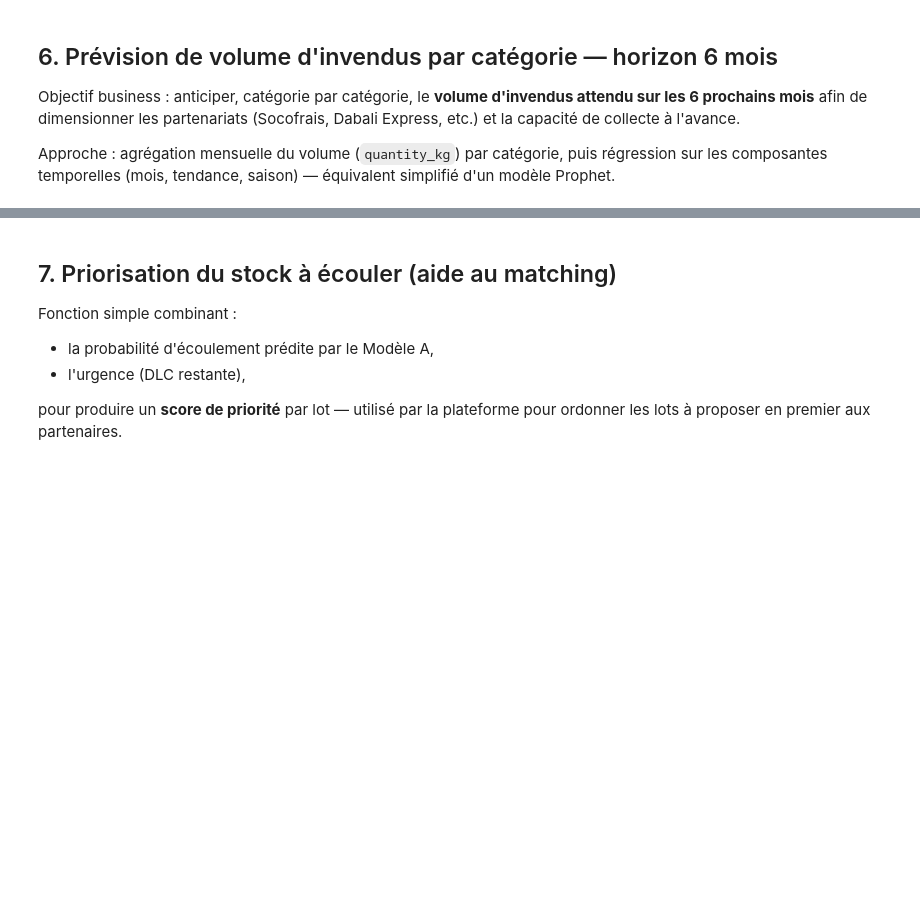
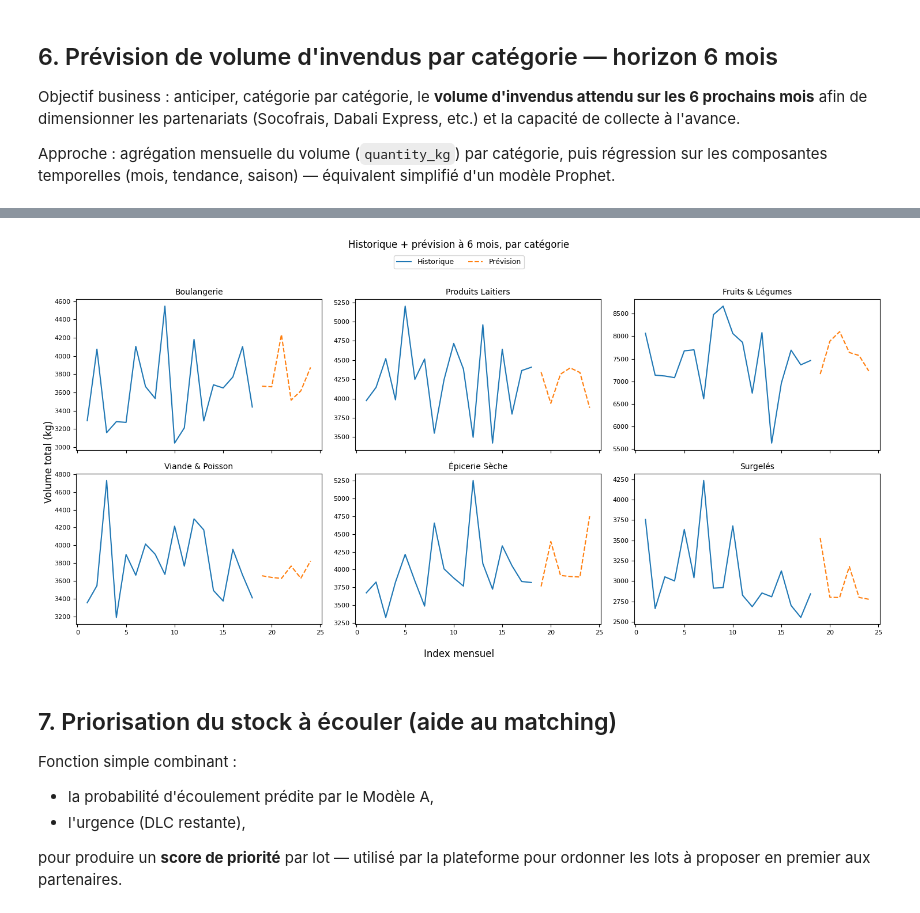
Before and after one commit to BAKARY16/Hachathon_projet, a Jupyter notebook: waste2cash_ml_model.ipynb, the cells around one changed output, grey strips where cells are left out. Cells and saved outputs as stored; diff of their text form; code cells hidden in the pictures; blank space fills up the shorter version.

```diff
--- a/waste2cash_ml_model.ipynb
+++ b/waste2cash_ml_model.ipynb
@@ -201,17 +314,34 @@ for cat, f in forecasts.items():
-# %%
-fig, ax = plt.subplots(figsize=(11, 6))
-colors = plt.cm.tab10.colors
-for i, (cat, f) in enumerate(forecasts.items()):
-    hist = monthly[monthly["product_category"] == cat]
-    ax.plot(hist["month_index"], hist["total_kg"], label=f"{cat} (historique)", color=colors[i % 10])
-    ax.plot(f["month_index"], f["predicted_kg"], linestyle="--", color=colors[i % 10])
-
-ax.set_xlabel("Index mensuel")
-ax.set_ylabel("Volume total (kg)")
-ax.set_title("Historique + prévision à 6 mois, par catégorie")
-ax.legend(fontsize=8, loc="upper left")
-plt.tight_layout()
-plt.show()
+# %%
+n_cats = len(forecasts)
+n_cols = 3
+n_rows = -(-n_cats // n_cols)  # arrondi supérieur
+
+fig, axes = plt.subplots(n_rows, n_cols, figsize=(5 * n_cols, 3.5 * n_rows), sharex=True, sharey=False)
+axes = axes.flatten()
+
+for i, (cat, f) in enumerate(forecasts.items()):
+    ax = axes[i]
+    hist = monthly[monthly["product_category"] == cat]
+    ax.plot(hist["month_index"], hist["total_kg"], color="tab:blue", label="Historique")
+    ax.plot(f["month_index"], f["predicted_kg"], linestyle="--", color="tab:orange", label="Prévision")
+    ax.set_title(cat, fontsize=10)
+    ax.tick_params(labelsize=8)
+
+# Masquer les axes vides s'il y a plus de cases que de catégories
+for j in range(n_cats, len(axes)):
+    axes[j].axis("off")
+
+# Légende commune en haut
+handles, labels = axes[0].get_legend_handles_labels()
+fig.legend(handles, labels, loc="upper center", ncol=2, fontsize=9, bbox_to_anchor=(0.5, 1.02))
+
+fig.supxlabel("Index mensuel")
+fig.supylabel("Volume total (kg)")
+fig.suptitle("Historique + prévision à 6 mois, par catégorie", y=1.05)
+plt.tight_layout()
+plt.show()
+# %% [output]
+[figure, added]
 # %% [markdown]
 ## 7. Priorisation du stock à écouler (aide au matching)
 
```
Also changed, not shown: parts of 13 cells of this notebook, 18 other files.
